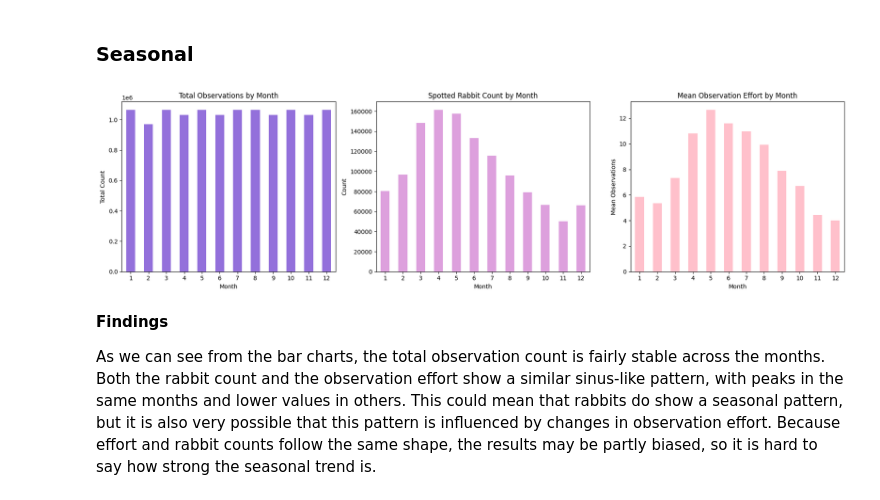
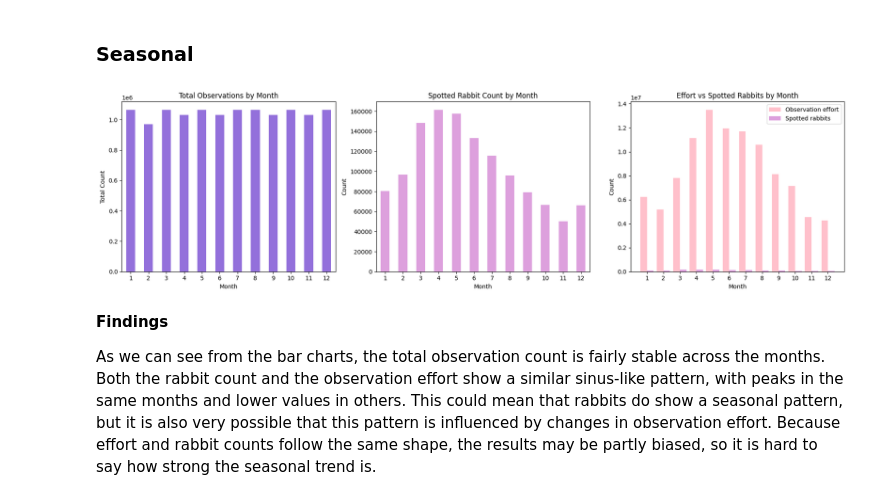
Before and after one commit to Sannebeast/Rabbitions, a Jupyter notebook: notebooks/project.ipynb, the cells around one changed output. Cells and saved outputs as stored; diff of their text form; code cells hidden in the pictures.

```diff
--- a/notebooks/project.ipynb
+++ b/notebooks/project.ipynb
@@ -489,33 +479,46 @@ plt.show()
 # %%
 df["month"] = df["eventDate"].dt.month
 
 fig, axes = plt.subplots(1, 3, figsize=(18, 5))
 
 # Total Observation Distribution by Month
 df["month"].value_counts().sort_index().plot(kind="bar", ax=axes[0], color="mediumpurple")
 axes[0].set_title("Total Observations by Month")
 axes[0].set_ylabel("Total Count")
 axes[0].set_xlabel("Month")
 axes[0].tick_params(axis='x', rotation=0)
 
 # Spotted rabbit distribution by Month
 df[df["is_spotted"] == 1]["month"].value_counts().sort_index().plot(kind="bar", ax=axes[1], color="plum")
 axes[1].set_title("Spotted Rabbit Count by Month")
 axes[1].set_ylabel("Count")
 axes[1].set_xlabel("Month")
 axes[1].tick_params(axis='x', rotation=0)
 
-# Mean observation effort by Month
-df.groupby("month")["total_observations"].mean().sort_index().plot(kind="bar", ax=axes[2], color="pink")
-axes[2].set_title("Mean Observation Effort by Month")
-axes[2].set_ylabel("Mean Observations")
+# Histogram
+spotted = df[df["is_spotted"] == 1]["month"].value_counts().sort_index()
+effort = df.groupby("month")["total_observations"].sum().sort_index()
+
+spotted = spotted.reindex(effort.index, fill_value=0)
+
+x = np.arange(len(effort.index))
+width = 0.4
+
+axes[2].bar(x - width/2, effort.values, width=width, label="Observation effort", color="pink")
+axes[2].bar(x + width/2, spotted.values, width=width, label="Spotted rabbits", color="plum")
+
+axes[2].set_title("Effort vs Spotted Rabbits by Month")
 axes[2].set_xlabel("Month")
+axes[2].set_ylabel("Count")
+axes[2].set_xticks(x)
+axes[2].set_xticklabels(effort.index)
+axes[2].legend()
 axes[2].tick_params(axis='x', rotation=0)
 
 plt.tight_layout()
 plt.show()
 # %% [output]
-[figure, old version]
+[figure, new version]
 # %% [markdown]
 **Findings**
 
```
Also changed, not shown: parts of 1 cell of this notebook.
